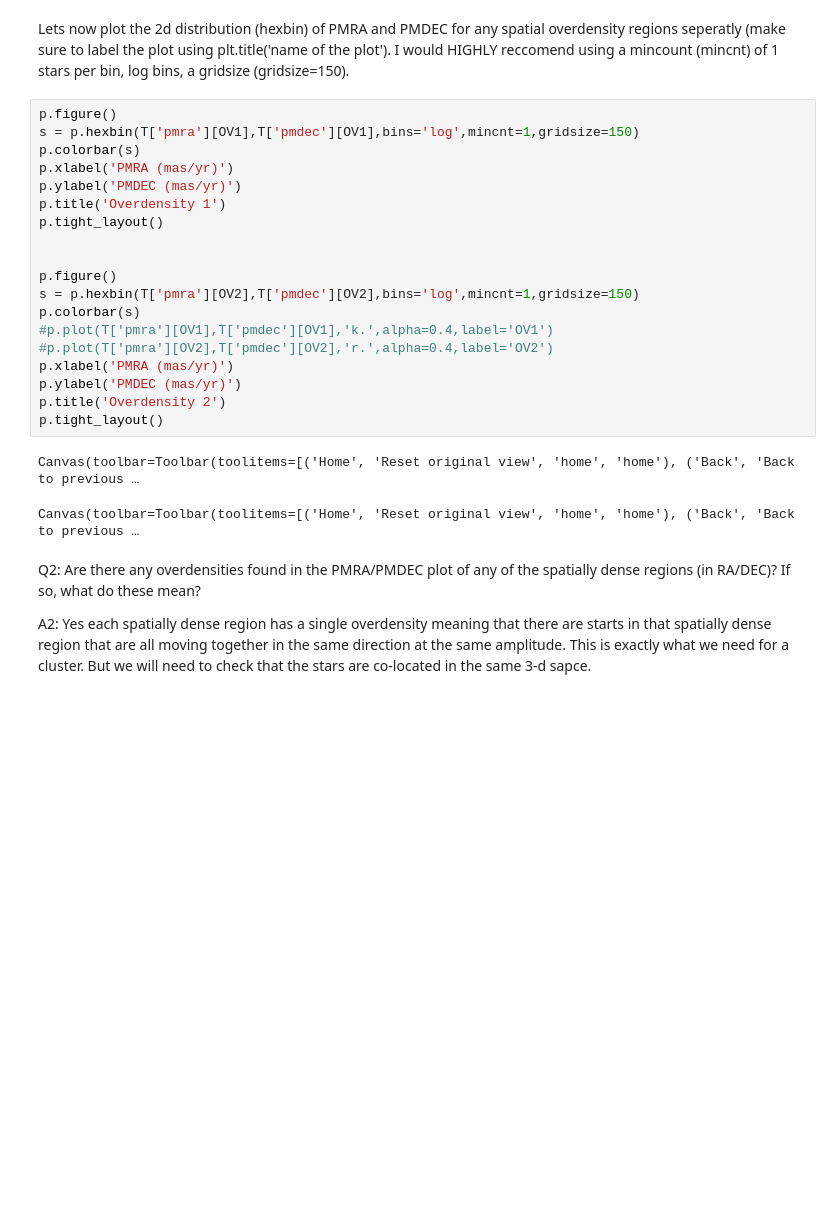
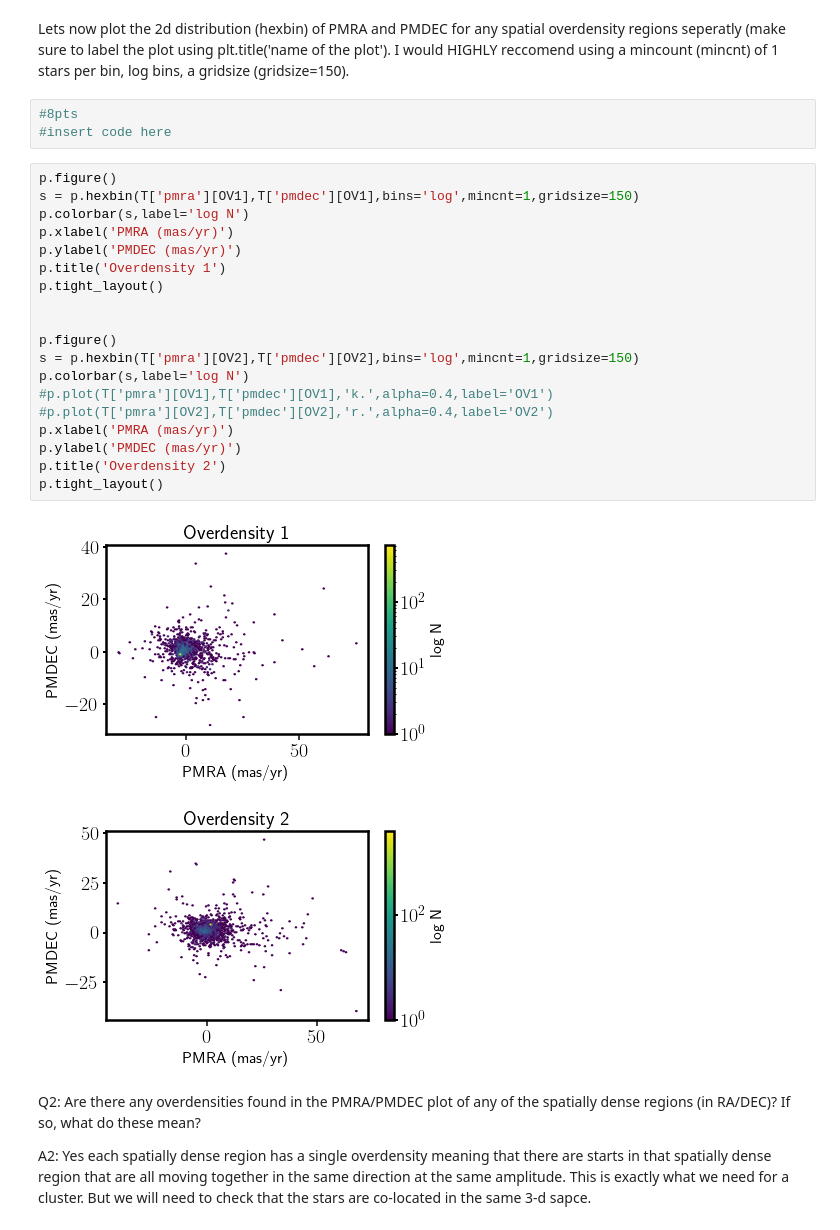
Before and after one commit to keithhawkins/AST352K_Proj, a Jupyter notebook: Proj2/Proj2_Solutions.ipynb, the cells around one changed output. Saved outputs shown, nothing was run; the diff lists cells and outputs as text; blank space fills up the shorter version.

```diff
--- a/Proj2/Proj2_Solutions.ipynb
+++ b/Proj2/Proj2_Solutions.ipynb
@@ -299,28 +317,31 @@ We must now turn our attention to determining if any of the overdensities (if th
 We will start by looking at the PMRA/PMDEC space and the the parallax distribution of any overdensities that were found in the spatial plots above.
 # %% [markdown]
 Lets now plot the 2d distribution (hexbin) of  PMRA and PMDEC for any spatial overdensity regions seperatly (make sure to label the plot using plt.title('name of the plot'). I would HIGHLY reccomend using a mincount (mincnt) of 1 stars per bin, log bins, a gridsize (gridsize=150).
+# %%
+#8pts
+#insert code here
 # %%
 p.figure()
 s = p.hexbin(T['pmra'][OV1],T['pmdec'][OV1],bins='log',mincnt=1,gridsize=150)
-p.colorbar(s)
+p.colorbar(s,label='log N')
 p.xlabel('PMRA (mas/yr)')
 p.ylabel('PMDEC (mas/yr)')
 p.title('Overdensity 1')
 p.tight_layout()
 
 
 p.figure()
 s = p.hexbin(T['pmra'][OV2],T['pmdec'][OV2],bins='log',mincnt=1,gridsize=150)
-p.colorbar(s)
+p.colorbar(s,label='log N')
 #p.plot(T['pmra'][OV1],T['pmdec'][OV1],'k.',alpha=0.4,label='OV1')
 #p.plot(T['pmra'][OV2],T['pmdec'][OV2],'r.',alpha=0.4,label='OV2')
 p.xlabel('PMRA (mas/yr)')
 p.ylabel('PMDEC (mas/yr)')
 p.title('Overdensity 2')
 p.tight_layout()
 # %% [output]
-Canvas(toolbar=Toolbar(toolitems=[('Home', 'Reset original view', 'home', 'home'), ('Back', 'Back to previous …
-Canvas(toolbar=Toolbar(toolitems=[('Home', 'Reset original view', 'home', 'home'), ('Back', 'Back to previous …
+[figure, added]
+[figure, added]
 # %% [markdown]
 Q2: Are there any overdensities found in the PMRA/PMDEC plot of any of the spatially dense regions (in RA/DEC)? If so, what do these mean?
 
```
Also changed, not shown: parts of 43 cells of this notebook, 2 other files.
